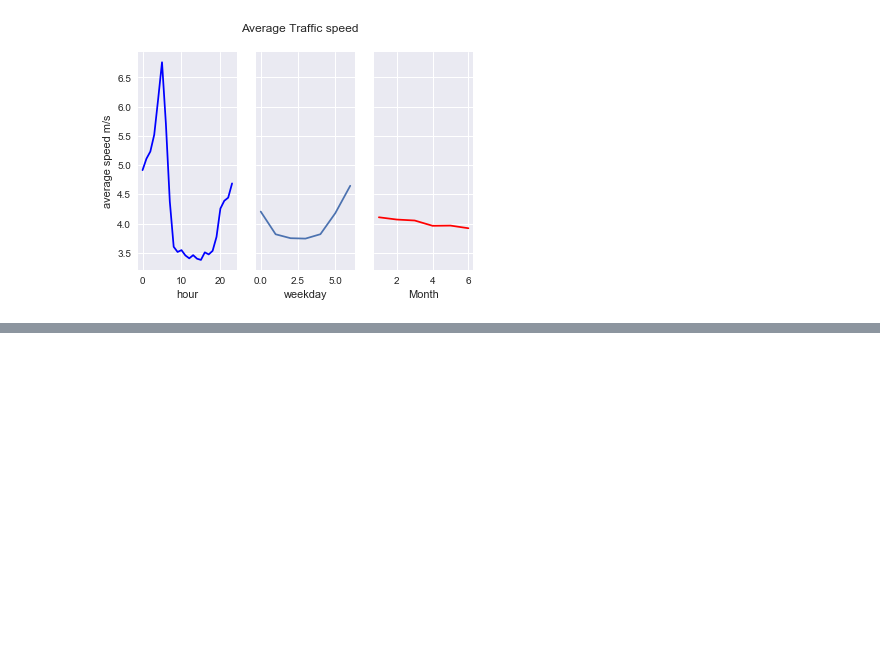
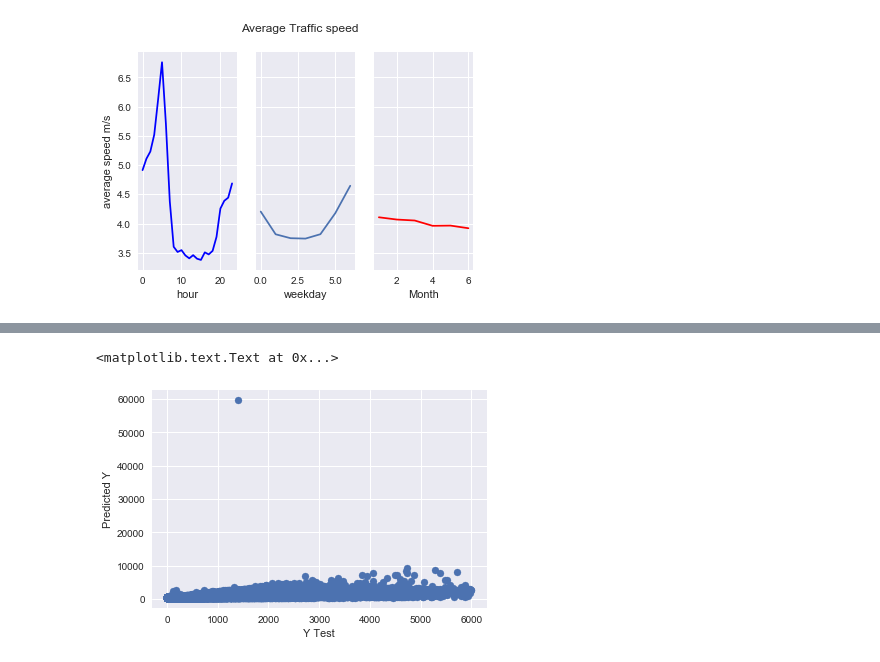
Before and after one commit to andrewcmilne/capstone1_taxi, a Jupyter notebook: TaxiInferentialStatistics.ipynb, the cells around one changed output, grey strips where cells are left out. Saved outputs shown, nothing was run; the diff lists cells and outputs as text; code cells hidden in the pictures; blank space fills up the shorter version.

```diff
--- a/TaxiInferentialStatistics.ipynb
+++ b/TaxiInferentialStatistics.ipynb
@@ -304,0 +345,9 @@ plt.show()
+# %%
+predictions = lm.predict( X_test)
+# %%
+plt.scatter(y_test,predictions)
+plt.xlabel('Y Test')
+plt.ylabel('Predicted Y')
+# %% [output]
+<matplotlib.text.Text at 0x...>
+[figure, added]
```
Also changed, not shown: parts of 17 cells of this notebook.
